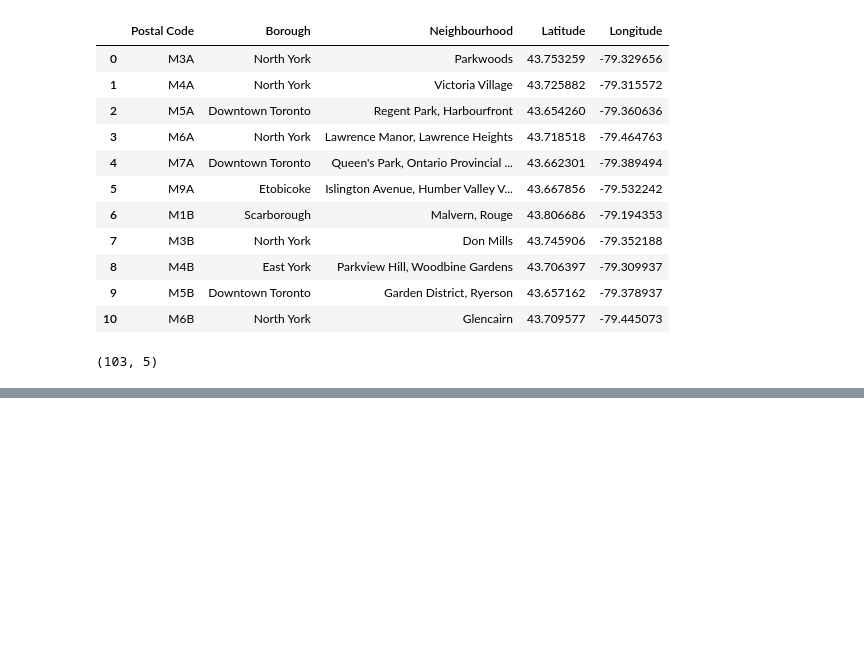
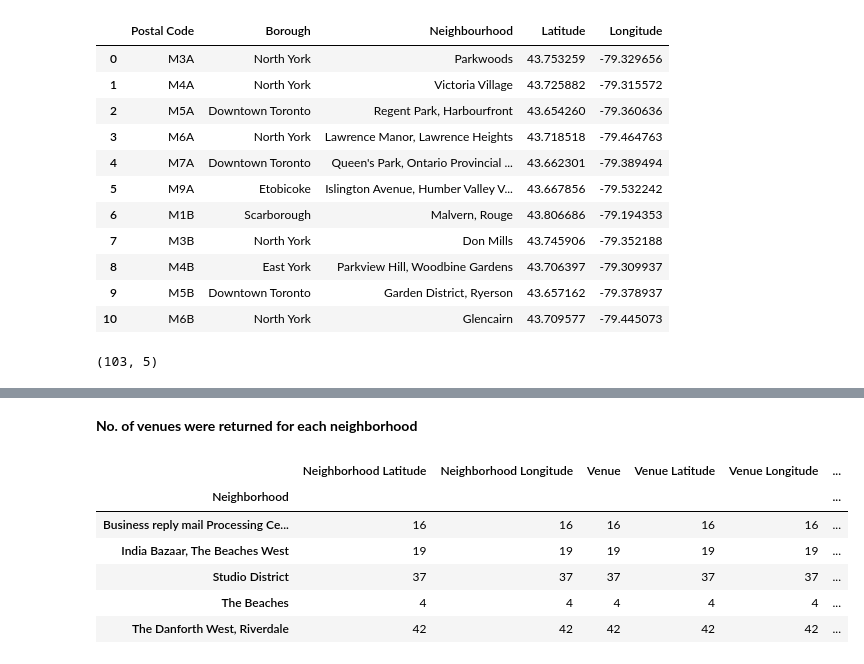
Before and after one commit to phyllsmoyo/Coursera_Capstone, a Jupyter notebook: Capstone_Project_Segmenting_and_Clustering.ipynb, the cells around one changed output, grey strips where cells are left out. Drawn from its saved outputs; the diff is of its cells as text; code cells hidden in the pictures; blank space fills up the shorter version.

```diff
--- a/Capstone_Project_Segmenting_and_Clustering.ipynb
+++ b/Capstone_Project_Segmenting_and_Clustering.ipynb
@@ -128,0 +379,12 @@ df_final.shape
+# %% [markdown]
+**No. of venues were returned for each neighborhood**
+# %%
+east_toronto_venues.groupby('Neighborhood').count()
+# %% [output]
+|  | Neighborhood Latitude | Neighborhood Longitude | Venue | Venue Latitude | Venue Longitude | ... |
+| Neighborhood |  |  |  |  |  | ... |
+| Business reply mail Processing Ce... | 16 | 16 | 16 | 16 | 16 | ... |
+| India Bazaar, The Beaches West | 19 | 19 | 19 | 19 | 19 | ... |
+| Studio District | 37 | 37 | 37 | 37 | 37 | ... |
+| The Beaches | 4 | 4 | 4 | 4 | 4 | ... |
+| The Danforth West, Riverdale | 42 | 42 | 42 | 42 | 42 | ... |
```
Also changed, not shown: parts of 49 cells of this notebook.
